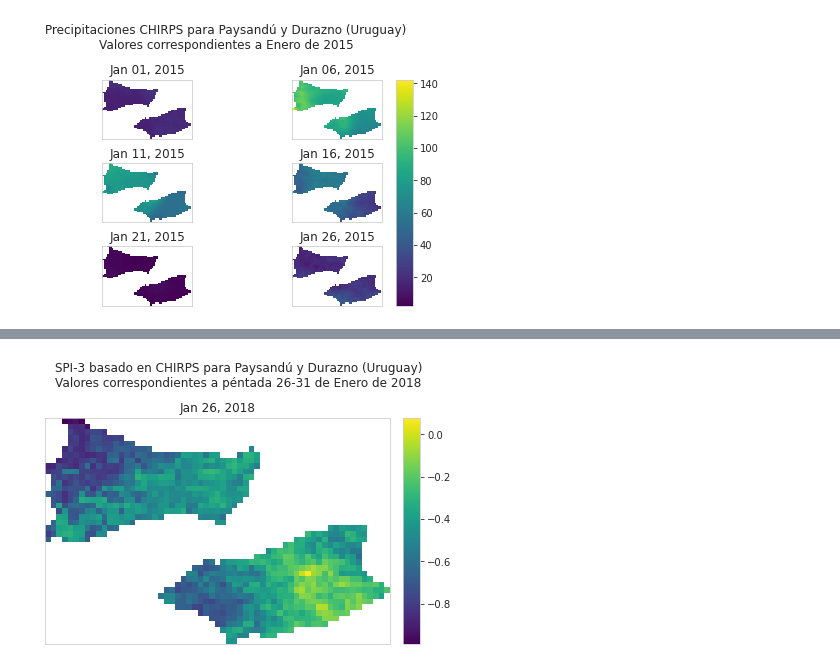
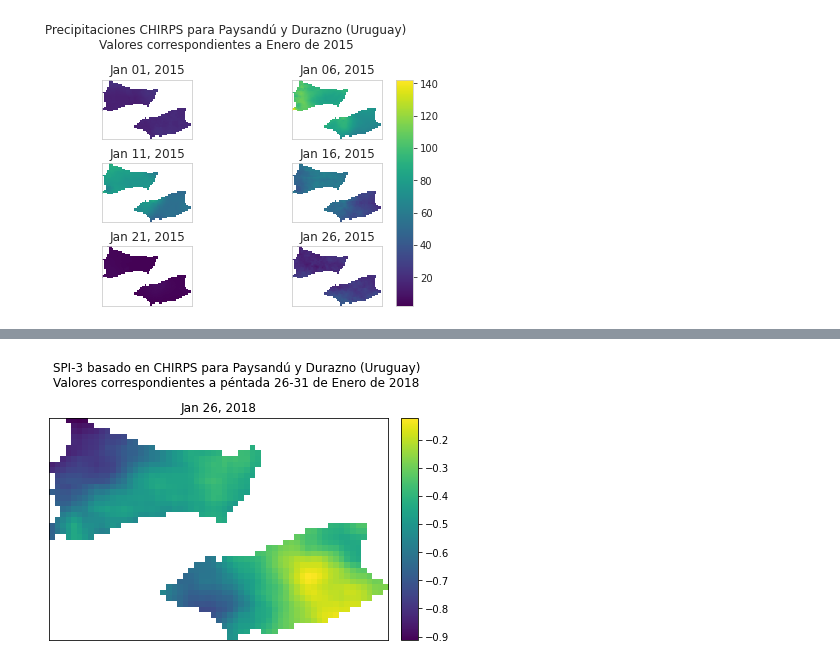
Before and after one commit to CRC-SAS/web-services-python, a Jupyter notebook: apidoc.ipynb, the cells around one changed output, grey strips where cells are left out. Saved outputs shown, nothing was run; the diff lists cells and outputs as text; code cells hidden in the pictures.

```diff
--- a/apidoc.ipynb
+++ b/apidoc.ipynb
@@ -1148,28 +1168,28 @@ Con el propósito de facilitar la manipulación de los datos devueltos (que requ
 # %%
 # Buscar los valores de SPI-3 para una péntada de Enero de 2018 para los departamentos de Paysandú y Durazno (Uruguay).
 # Dado que CHIRPS se actualiza por péntadas, el dato que estamos buscando es el que finaliza en la
 # sexta péntada de Enero de 2018. Es decir, la péntada que va desde 2018-01-26 a 2018-01-31.
 fecha_desde     = dateutil.parser.parse("2018-01-26").isoformat()
 fecha_hasta     = dateutil.parser.parse("2018-01-31").isoformat()
 # Para buscar SPI se utiliza la ruta indicada en la línea siguiente. Si se desea buscar percentiles,
 # se debe reemplazar "spi" por "percentile" en la ruta.
 url_rasters     = f"{base_url}/chirps/spi/3/{fecha_desde}/{fecha_hasta}"
 zona_geojson    = os.getcwd() + "/data/ZonasEjemplo.geojson"
 fechas, rasters = consumir_servicio_espacial(url=url_rasters, usuario=usuario_default, clave=clave_default,
                                             archivo_geojson_zona=zona_geojson, raster_var_tag='spi')
 
 # Graficar rasters de SPI-3.
 figure, axes = plt.subplots(nrows=math.ceil(len(fechas)/2), ncols=1+(1%len(fechas)),
                             constrained_layout=True)
 _ = figure.suptitle('SPI-3 basado en CHIRPS para Paysandú y Durazno (Uruguay)\n'
                     'Valores correspondientes a péntada 26-31 de Enero de 2018')
 
 for ax, fecha, raster in zip(figure.get_axes(), fechas, rasters):
     __ = ax.set_title(fecha.strftime("%b %d, %Y")), ax.set_xticks([]), ax.set_yticks([])
-    im = ax.imshow(raster if len(fechas) > 1 else rasters, vmin=rasters.min(), vmax=rasters.max(), cmap='viridis')
+    im = ax.imshow(raster, vmin=rasters.min(), vmax=rasters.max(), cmap='viridis')
 
 _ = figure.colorbar(im, ax=figure.get_axes())
 
 plt.show()
 # %% [output]
-[figure, old version]
+[figure, new version]
```
Also changed, not shown: parts of 22 cells of this notebook, 7 other files.
